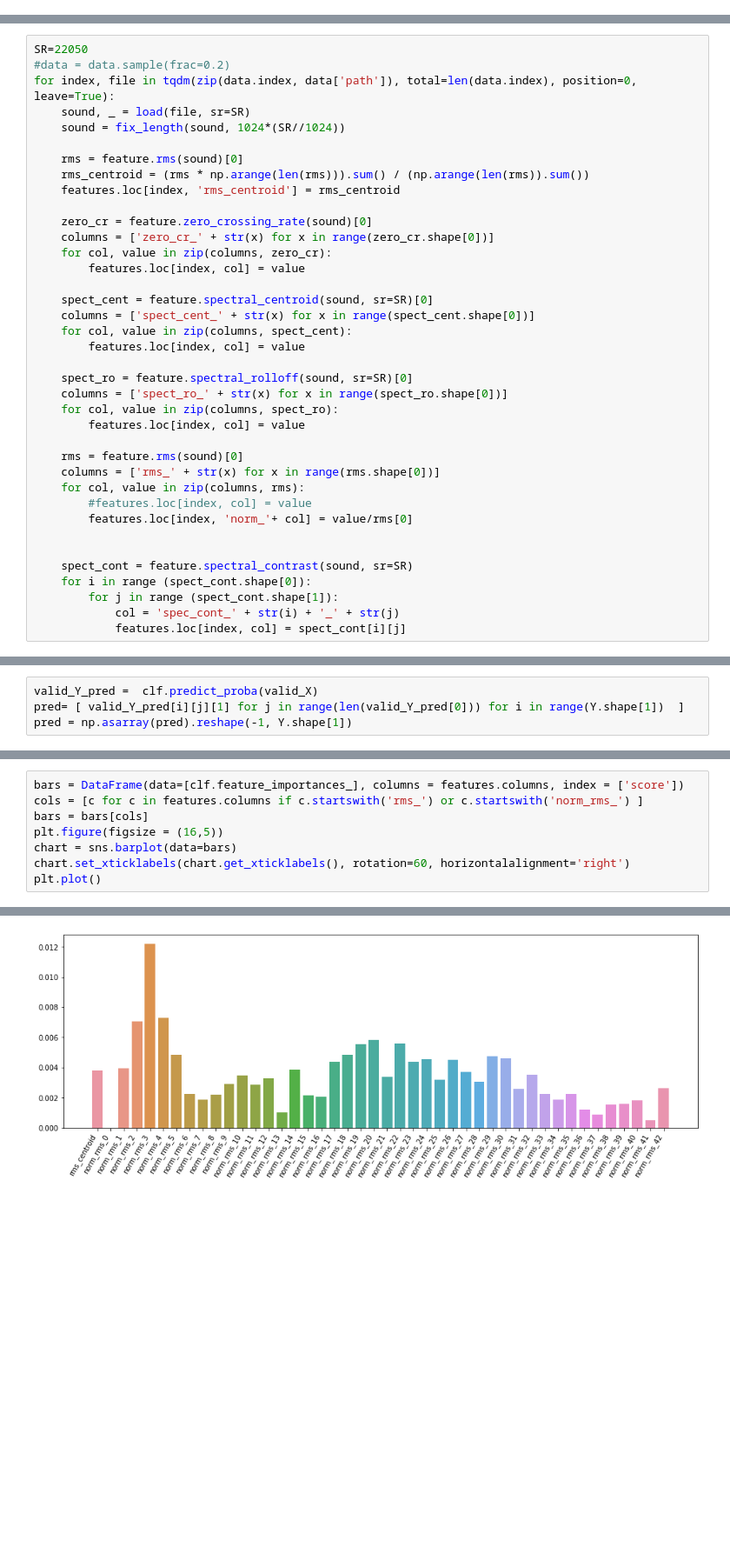
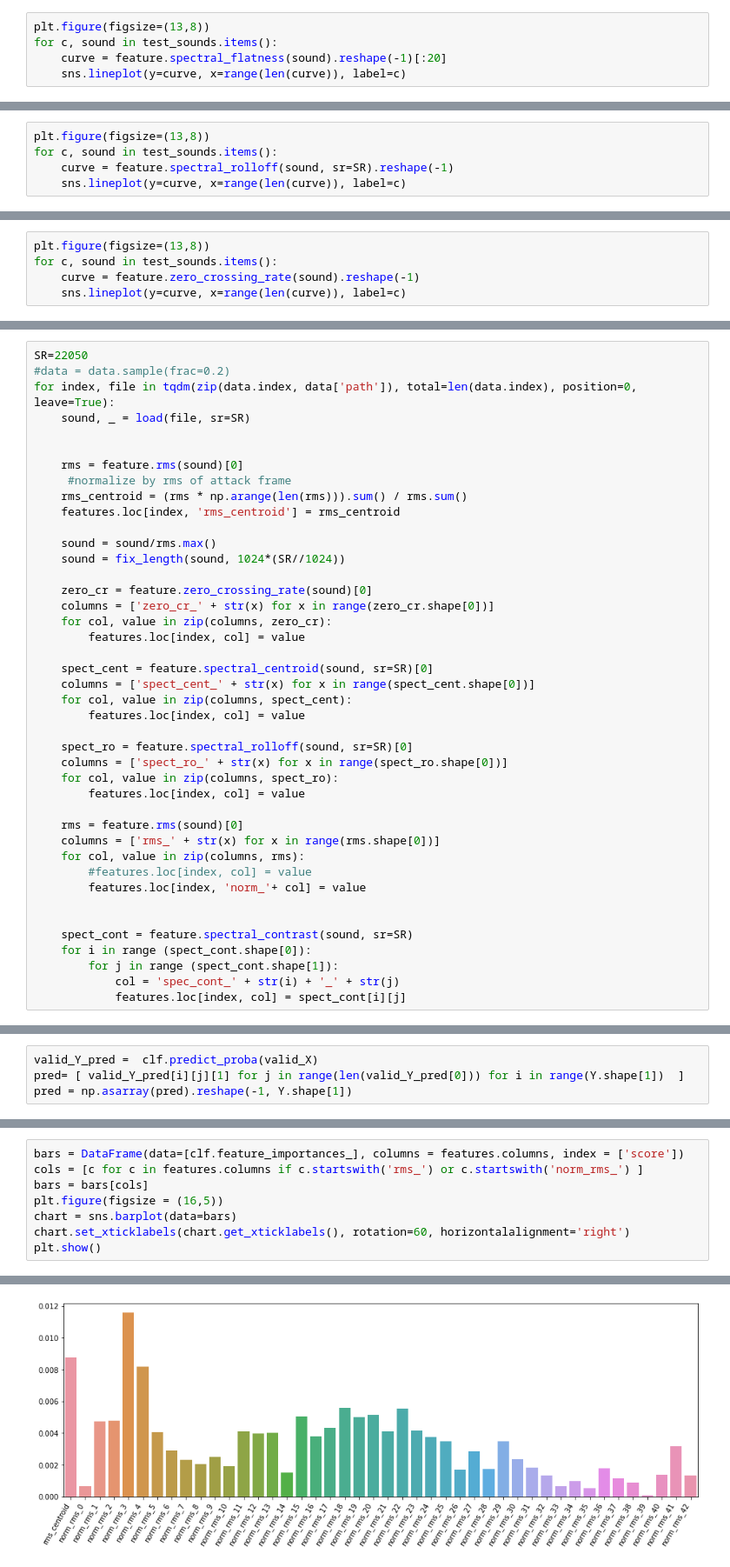
Before and after one commit to guitoo/DrumAI, a Jupyter notebook: Descriptors.ipynb, the cells around one changed output, grey strips where cells are left out. Shown at 87% size. Saved outputs shown, nothing was run; the diff lists cells and outputs as text; blank space fills up the shorter version.

```diff
--- a/Descriptors.ipynb
+++ b/Descriptors.ipynb
@@ -183,0 +164,5 @@ rms_centroid
+# %%
+plt.figure(figsize=(13,8))
+for c, sound in test_sounds.items():
+    curve = feature.spectral_flatness(sound).reshape(-1)[:20]
+    sns.lineplot(y=curve, x=range(len(curve)), label=c)
@@ -183,0 +175,5 @@ rms_centroid
+# %%
+plt.figure(figsize=(13,8))
+for c, sound in test_sounds.items():
+    curve = feature.spectral_rolloff(sound, sr=SR).reshape(-1)
+    sns.lineplot(y=curve, x=range(len(curve)), label=c)
@@ -183,0 +186,5 @@ rms_centroid
+# %%
+plt.figure(figsize=(13,8))
+for c, sound in test_sounds.items():
+    curve = feature.zero_crossing_rate(sound).reshape(-1)
+    sns.lineplot(y=curve, x=range(len(curve)), label=c)
@@ -190,11 +201,15 @@ SR=22050
 #data = data.sample(frac=0.2)
 for index, file in tqdm(zip(data.index, data['path']), total=len(data.index), position=0, leave=True):
     sound, _ = load(file, sr=SR)
-    sound = fix_length(sound, 1024*(SR//1024))
+
 
     rms = feature.rms(sound)[0]
-    rms_centroid = (rms * np.arange(len(rms))).sum() / (np.arange(len(rms)).sum())
+     #normalize by rms of attack frame
+    rms_centroid = (rms * np.arange(len(rms))).sum() / rms.sum()
     features.loc[index, 'rms_centroid'] = rms_centroid
+
+    sound = sound/rms.max()
+    sound = fix_length(sound, 1024*(SR//1024))
 
     zero_cr = feature.zero_crossing_rate(sound)[0]
     columns = ['zero_cr_' + str(x) for x in range(zero_cr.shape[0])]
@@ -215,7 +230,7 @@ for index, file in tqdm(zip(data.index, data['path']), total=len(data.index), po
     columns = ['rms_' + str(x) for x in range(rms.shape[0])]
     for col, value in zip(columns, rms):
         #features.loc[index, col] = value
-        features.loc[index, 'norm_'+ col] = value/rms[0]
+        features.loc[index, 'norm_'+ col] = value
 
 
     spect_cont = feature.spectral_contrast(sound, sr=SR)
@@ -308,5 +345,5 @@ bars = bars[cols]
 plt.figure(figsize = (16,5))
 chart = sns.barplot(data=bars)
 chart.set_xticklabels(chart.get_xticklabels(), rotation=60, horizontalalignment='right')
-plt.plot()
+plt.show()
 # %% [output]
@@ -314,4 +350,4 @@ plt.plot()
-[figure, old version]
+[figure, new version]
 # %%
 # from sklearn.svm import SVC
 # svc = SVC(decision_function_shape='ovr')
```
Also changed, not shown: parts of 55 cells of this notebook, 1 other file.
